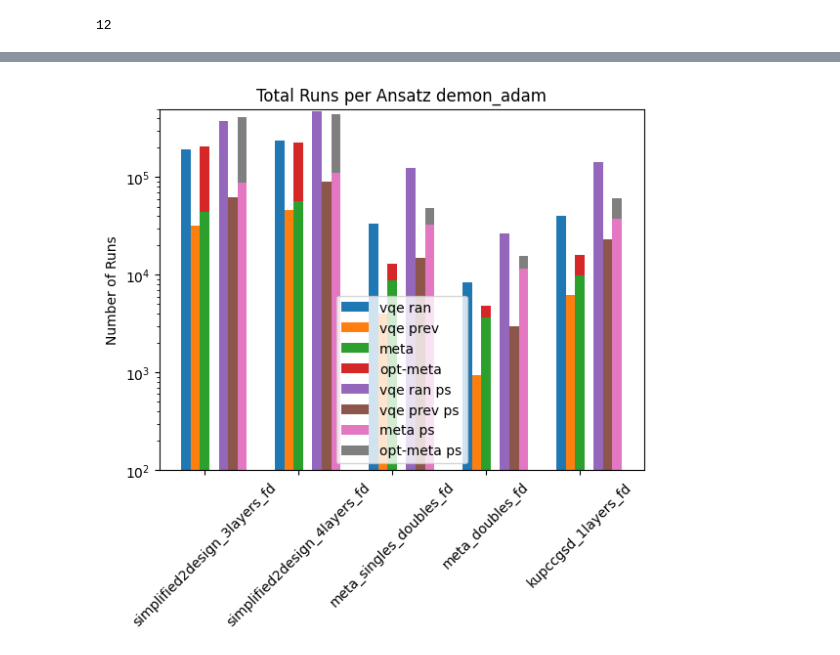
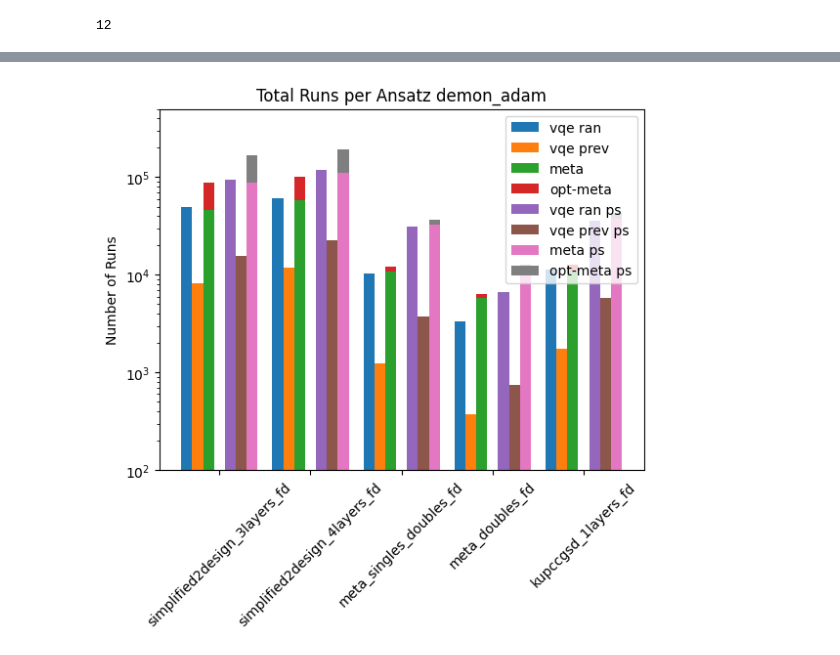
Before and after one commit to sergioandrescs/meta-VQE-pennylane, a Jupyter notebook: catalyst/exp_runs/join_data_plots.ipynb, the cells around one changed output, grey strips where cells are left out. Drawn from its saved outputs; the diff is of its cells as text; code cells hidden in the pictures.

```diff
--- a/catalyst/exp_runs/join_data_plots.ipynb
+++ b/catalyst/exp_runs/join_data_plots.ipynb
@@ -112,11 +112,11 @@ df
 ## kupccgsd: 6*LAYERS
 
 ## For fd: (Nvars*4)+1
-overheads_fd = [89,113,13,5,25]
+overheads_fd = [22,28,3,1,6]
 
-## For ps - simplified: (Nvars*2)*4
-## For ps - excitations, kupccgsd: (Nvars*4)*4
-overheads_ps = [176,224,48,16,96]
+## For ps - simplified: (Nvars*2)
+## For ps - excitations, kupccgsd: (Nvars*4)
+overheads_ps = [44,56,12,4,24]
 
 index_per_runs_plot_fd = [0,2,4,6,8]
 index_per_runs_plot_ps = [1,3,5,7,9]
@@ -134,45 +134,45 @@ opt_runs = optimizers[3]
 
 fig, ax = plt.subplots()
 
-vqe_ran_data = [condensed_data[idx][opt_runs]["runs"][0]*overheads_fd[count] for count,idx in enumerate(index_per_runs_plot_fd)]
-vqe_prev_data = [condensed_data[idx][opt_runs]["runs"][1]*overheads_fd[count] for count,idx in enumerate(index_per_runs_plot_fd)]
-meta_runs = [condensed_data[idx][opt_runs]["runs"][2]*overheads_fd[count]*5 for count,idx in enumerate(index_per_runs_plot_fd)]
-opt_meta_data = [condensed_data[idx][opt_runs]["runs"][3]*overheads_fd[count] for count,idx in enumerate(index_per_runs_plot_fd)]
+vqe_ran_data = [condensed_data[idx][opt_runs]["runs"][0]*(overheads_fd[count]+1) for count,idx in enumerate(index_per_runs_plot_fd)]
+vqe_prev_data = [condensed_data[idx][opt_runs]["runs"][1]*(overheads_fd[count]+1) for count,idx in enumerate(index_per_runs_plot_fd)]
+meta_runs = [condensed_data[idx][opt_runs]["runs"][2]*(overheads_fd[count]+1)*5*4 for count,idx in enumerate(index_per_runs_plot_fd)]
+opt_meta_data = [condensed_data[idx][opt_runs]["runs"][3]*(overheads_fd[count]+1) for count,idx in enumerate(index_per_runs_plot_fd)]
 
 vqe_ran_data_ps = [condensed_data[idx][opt_runs]["runs"][0]*overheads_ps[count] for count,idx in enumerate(index_per_runs_plot_ps)]
 vqe_prev_data_ps = [condensed_data[idx][opt_runs]["runs"][1]*overheads_ps[count] for count,idx in enumerate(index_per_runs_plot_ps)]
-meta_runs_ps = [condensed_data[idx][opt_runs]["runs"][2]*overheads_ps[count]*5 for count,idx in enumerate(index_per_runs_plot_ps)]
+meta_runs_ps = [condensed_data[idx][opt_runs]["runs"][2]*overheads_ps[count]*5*4 for count,idx in enumerate(index_per_runs_plot_ps)]
 opt_meta_data_ps = [condensed_data[idx][opt_runs]["runs"][3]*overheads_ps[count] for count,idx in enumerate(index_per_runs_plot_ps)]
 
 
 
 ind = np.arange(len(vqe_ran_data))
 
-width = 0.1                    # the width of the bars
+width = 0.12                    # the width of the bars
 
 ax.set_ylabel('Number of Runs')
 ax.set_title(f'Total Runs per Ansatz {opt_runs}')
 xTickMarks = [main_groups[idx] for idx in index_per_runs_plot_fd]
-ax.set_xticks(ind+(2*width))
+ax.set_xticks(ind+(3*width))
 xtickNames = ax.set_xticklabels(xTickMarks)
 plt.setp(xtickNames, rotation=45, fontsize=10)
 
 
 plt.bar(np.arange(len(vqe_ran_data)), vqe_ran_data, width=width, label = "vqe ran")
 plt.bar(np.arange(len(vqe_prev_data))+ width, vqe_prev_data, width=width, label = "vqe prev")
 plt.bar(np.arange(len(meta_runs))+ width*2, meta_runs, width=width, label="meta")
 plt.bar(np.arange(len(opt_meta_data))+ width*2, opt_meta_data, width=width, bottom= meta_runs, label="opt-meta")
 
 plt.bar(np.arange(len(vqe_ran_data_ps))+ width*4, vqe_ran_data_ps, width=width, label="vqe ran ps")
 plt.bar(np.arange(len(vqe_prev_data_ps))+ width*5, vqe_prev_data_ps, width=width, label = "vqe prev ps")
 plt.bar(np.arange(len(meta_runs_ps))+ width*6, meta_runs_ps, width=width, label="meta ps")
 plt.bar(np.arange(len(opt_meta_data_ps))+ width*6, opt_meta_data_ps, width=width, bottom= meta_runs_ps, label="opt-meta ps")
 ax.legend()
 plt.yscale('log')
 plt.ylim(100, 500000)
 plt.show()
 # %% [output]
-[figure, old version]
+[figure, new version]
 # %%
 opt_runs = optimizers[3]
 
```
Also changed, not shown: parts of 2 cells of this notebook.
